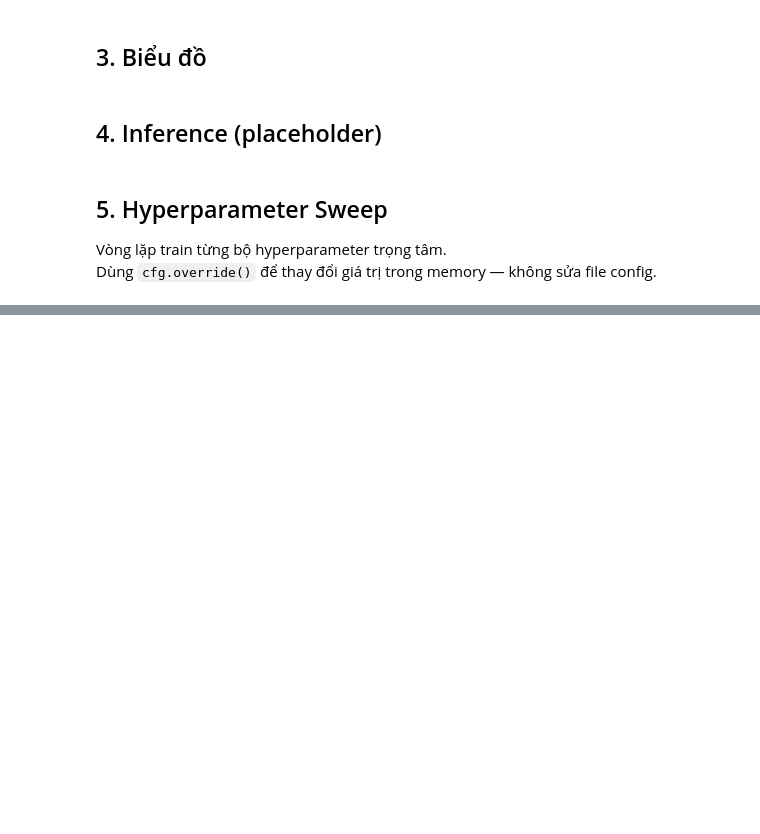
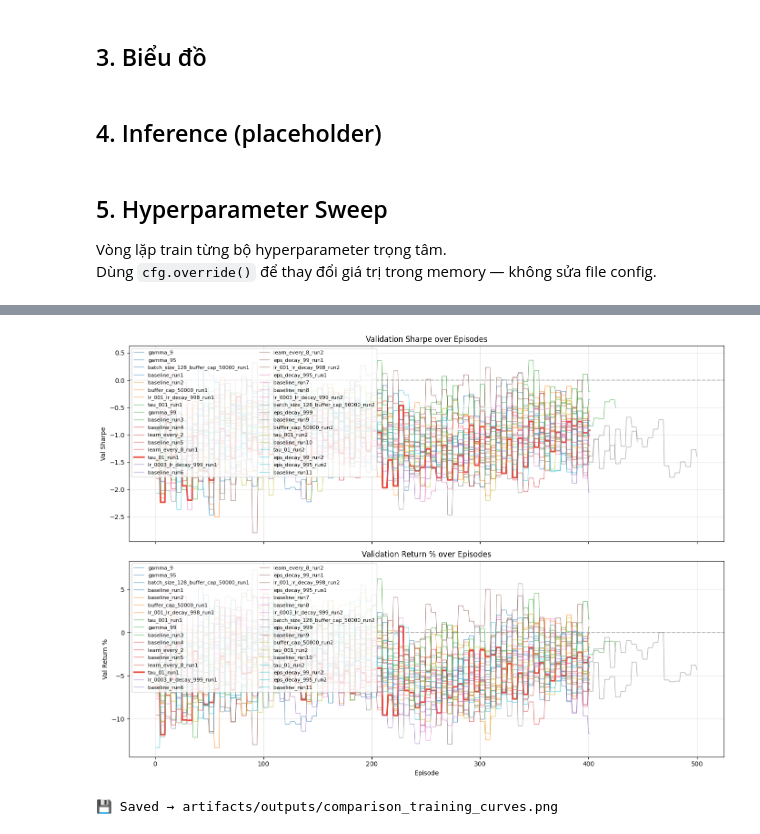
Before and after one commit to bnquys/stock-trend-prediction, a Jupyter notebook: main.ipynb, the cells around one changed output, grey strips where cells are left out. Saved outputs shown, nothing was run; the diff lists cells and outputs as text; code cells hidden in the pictures; blank space fills up the shorter version.

```diff
--- a/main.ipynb
+++ b/main.ipynb
@@ -280,0 +515,50 @@ print(f"\n💾 Saved → artifacts/outputs/hyperparam_sweep_results.csv")
+# %%
+# ════════════════════════════════════════════════════════════════
+# Biểu đồ 3: Training curves overlay (val_sharpe & val_return)
+# ════════════════════════════════════════════════════════════════
+fig, axes = plt.subplots(2, 1, figsize=(14, 10), sharex=True)
+
+cmap = plt.cm.get_cmap("tab10", len(all_runs))
+
+for i, run in enumerate(all_runs):
+    run_dir = OUTPUTS_DIR / run["run_id"]
+    tlog_path = run_dir / "training_log.json"
+    if not tlog_path.exists():
+        continue
+
+    with open(tlog_path, encoding="utf-8") as f:
+        tlog = json.load(f)
+
+    episodes = [entry["episode"] for entry in tlog]
+    val_sharpe = [entry.get("val_sharpe", np.nan) for entry in tlog]
+    val_return = [entry.get("val_return", np.nan) for entry in tlog]
+
+    run_name = next(r["Experiment"] for r in merged_results if r["run_id"] == run["run_id"])
+    is_best = (run["run_id"] == best["run_id"])
+    lw = 2.5 if is_best else 1.0
+    alpha = 1.0 if is_best else 0.6
+    color = "#e74c3c" if is_best else cmap(i)
+
+    axes[0].plot(episodes, val_sharpe, label=run_name, color=color, linewidth=lw, alpha=alpha)
+    axes[1].plot(episodes, val_return, label=run_name, color=color, linewidth=lw, alpha=alpha)
+
+axes[0].set_ylabel("Val Sharpe")
+axes[0].set_title("Validation Sharpe over Episodes")
+axes[0].legend(loc="upper left", fontsize=8, ncol=2)
+axes[0].grid(True, alpha=0.3)
+axes[0].axhline(y=0, color="gray", linestyle="--", alpha=0.5)
+
+axes[1].set_ylabel("Val Return %")
+axes[1].set_xlabel("Episode")
+axes[1].set_title("Validation Return % over Episodes")
+axes[1].legend(loc="upper left", fontsize=8, ncol=2)
+axes[1].grid(True, alpha=0.3)
+axes[1].axhline(y=0, color="gray", linestyle="--", alpha=0.5)
+
+plt.tight_layout()
+plt.savefig("artifacts/outputs/comparison_training_curves.png", dpi=150, bbox_inches="tight")
+plt.show()
+print("💾 Saved → artifacts/outputs/comparison_training_curves.png")
+# %% [output]
+[figure, added]
+💾 Saved → artifacts/outputs/comparison_training_curves.png
```
Also changed, not shown: parts of 10 cells of this notebook, 2 other files.
